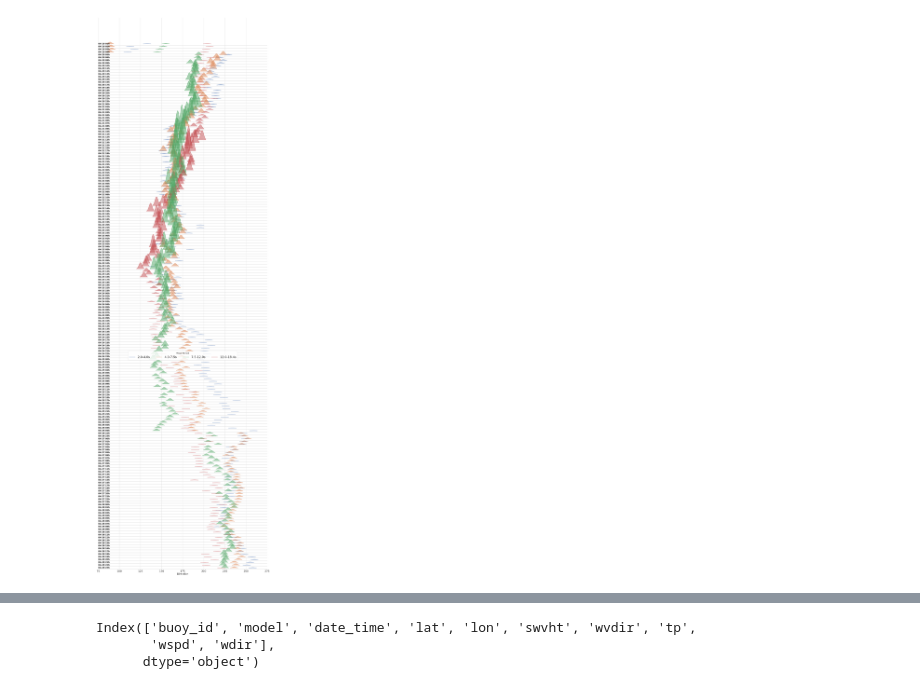
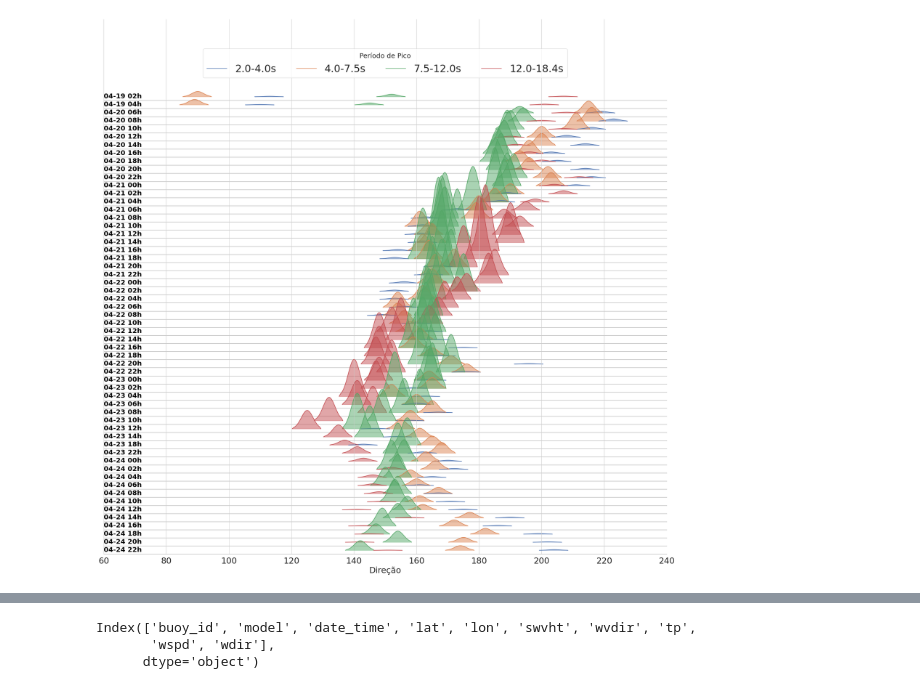
Before and after one commit to soutobias/notebooks_python, a Jupyter notebook: wave_spectral_analisys.ipynb, the cells around one changed output, grey strips where cells are left out. Cells and saved outputs as stored; diff of their text form; code cells hidden in the pictures.

```diff
--- a/wave_spectral_analisys.ipynb
+++ b/wave_spectral_analisys.ipynb
@@ -16,6 +30,6 @@ token = 'rCsdguPf76exUsqLYxuY'
 # %%
-start_time = (datetime.utcnow() - timedelta(days=10)).strftime('%Y-%m-%d')
-time_now = (datetime.utcnow() + timedelta(days=1)).strftime('%Y-%m-%d')
-url=f'http://143.198.233.67/api/v1/waves?buoy=2&start_date={start_time}&end_date={time_now}&token={token}'
+start_time = (datetime(2021, 4, 19).strftime('%Y-%m-%d'))
+time_now = (datetime(2021, 4, 25).strftime('%Y-%m-%d'))
+url=f'http://remobsapi.herokuapp.com/api/v1/waves?buoy=2&start_date={start_time}&end_date={time_now}&token={token}'
 response = requests.get(url).json()
 df = pd.DataFrame(response)
@@ -42,4 +36,5 @@ url
 # %%
+df.date_time = df.date_time.str[0:13]
 df['buoy_id'] = pd.to_numeric(df['buoy_id'])
 df['data_id'] = pd.to_numeric(df['data_id'])
 df['period'] = pd.to_numeric(df['period'])
@@ -48,7 +43,7 @@ df['wvdir'] = pd.to_numeric(df['wvdir'])
 df['spread'] = pd.to_numeric(df['spread'])
 df['mean_average_direction'] = pd.to_numeric(df['mean_average_direction'])
 df['spread_direction'] = pd.to_numeric(df['spread_direction'])
-df['date_time'] = pd.to_datetime(df['date_time'], format='%Y-%m-%dT%H:%M:%S.000Z')
+df['date_time'] = pd.to_datetime(df['date_time'], format='%Y-%m-%dT%H')
 df.sort_values('date_time', inplace=True)
 total_df = df
 # %%
@@ -61,4 +56,4 @@ total_df = total_df.groupby(['date_time', 'values']).agg({'energy': 'sum', 'wvdi
 total_df = total_df.dropna()
 # %%
 total_df['wvdir'] = np.round(total_df['wvdir']).astype('int')
-total_df.head()
+total_df = total_df[total_df.date_time.dt.hour % 2 == 0]
@@ -119,35 +107,35 @@ for ax in g.axes:
         y1 = y2*0
         ax[0].fill_between(x1, y1=y1, y2=y2, color=color, alpha=0.5)
     ax[0].grid()
     ax[0].spines['right'].set_color('none')
     ax[0].spines['left'].set_color('none')
     ax[0].spines['bottom'].set_color('black')
     ax[0].spines['bottom'].set_alpha(0.3)
     ax[0].set_ylabel('')
     data = ax[0].title.get_text()[17:-16].replace('T', ' ') + "h"
     ax[0].text(0, 0.05, data, fontweight="bold", color=sns.xkcd_rgb['black'],
             ha="left", va="center", transform=ax[0].transAxes, fontsize=20)
 
 # g.map(label, label="date_time")
 g.set_titles("")
-g.set_xlabels("Direction", fontsize=25)
+g.set_xlabels("Direção", fontsize=25)
 
 # ticks = ['30', '60', '90', '120', '150', '180', '210', '240', '270', '300', '330', '360']
 g.set_xticklabels(fontsize=25)
 g.set (yticks=[])
 # g.set(ylim=(10, max(total_df['name'])), xlim=(min(total_df['value']), max(total_df['value']) - 1))
 # g.set(xlim=(0, 359))
 
 # Set the subplots to overlap
 g.fig.subplots_adjust(hspace=-.9)
 # plt.legend(loc="lower left", ncol=5)
 label = ['2.0-4.0s', '4.0-7.5s', '7.5-12.0s', '12.0-18.4s']
-plt.legend(bbox_to_anchor=(0.5, 8), loc=9, ncol=5, facecolor='white', \
-           fontsize=30, markerscale=20, labels=label, title='Wave Period', \
+plt.legend(bbox_to_anchor=(0.5, 6.3), loc=9, ncol=5, facecolor='white', \
+           fontsize=30, markerscale=20, labels=label, title='Período de Pico', \
           title_fontsize=20)
 # Remove axes details that don't play well with overlap
 g.savefig('pleds.png')
 # plt.savefig("pleds.png")
 # %% [output]
-[figure, old version]
+[figure, new version]
 # %%
```
Also changed, not shown: parts of 19 cells of this notebook, 11 other files.
